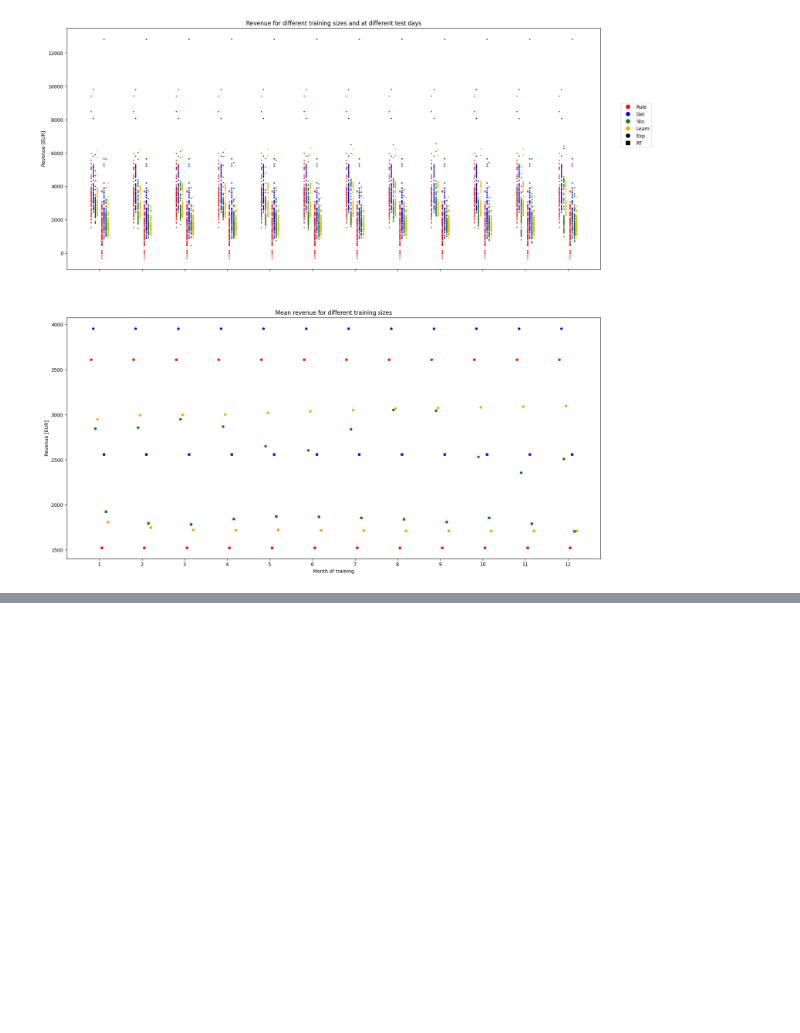
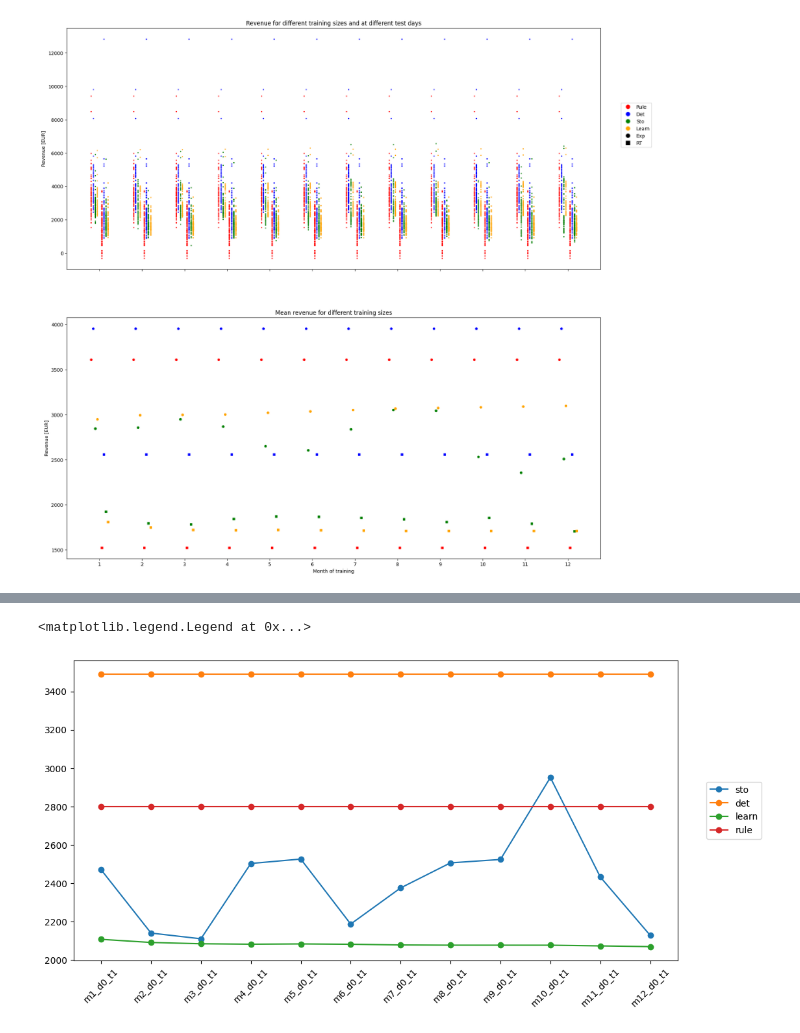
Before and after one commit to junesooshin/lightenup, a Jupyter notebook: Model and Result Examination/Model Comparison.ipynb, the cells around one changed output, grey strips where cells are left out. Drawn from its saved outputs; the diff is of its cells as text; code cells hidden in the pictures; blank space fills up the shorter version.

```diff
--- a/Model and Result Examination/Model Comparison.ipynb
+++ b/Model and Result Examination/Model Comparison.ipynb
@@ -20,3 +22,7 @@ Array = Create_Array_from_Rev(df_Exp_rev,df_RT_rev)
 plot_Revenue_Test(Array)
 # %% [output]
 [figure]
+# %%
+fixd0 = [f'm{m}_d{0}_t{1}' for m in range(1,13)]
+fixd30 = [f'm{m}_d{30}_t{31}' for m in range(1,13)]
+fixd60 = [f'm{m}_d{60}_t{61}' for m in range(1,13)]
@@ -22,0 +45,8 @@ plot_Revenue_Test(Array)
+# %%
+plt.figure(figsize=(12,6))
+plt.plot(df_RT_rev[fixd0].T, 'o-')
+plt.xticks(rotation = 45)
+plt.legend(['sto', 'det', 'learn', 'rule'], bbox_to_anchor=(1.04, 0.5), loc="center left")
+# %% [output]
+<matplotlib.legend.Legend at 0x...>
+[figure, added]
```
Also changed, not shown: parts of 32 cells of this notebook, 7 other files.
